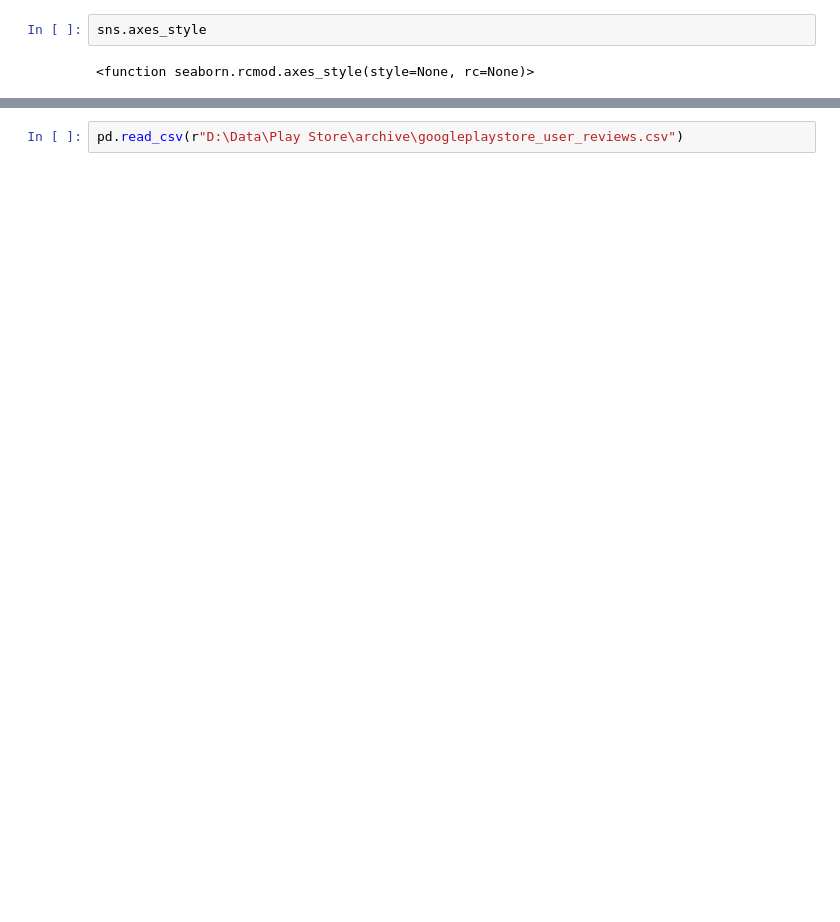
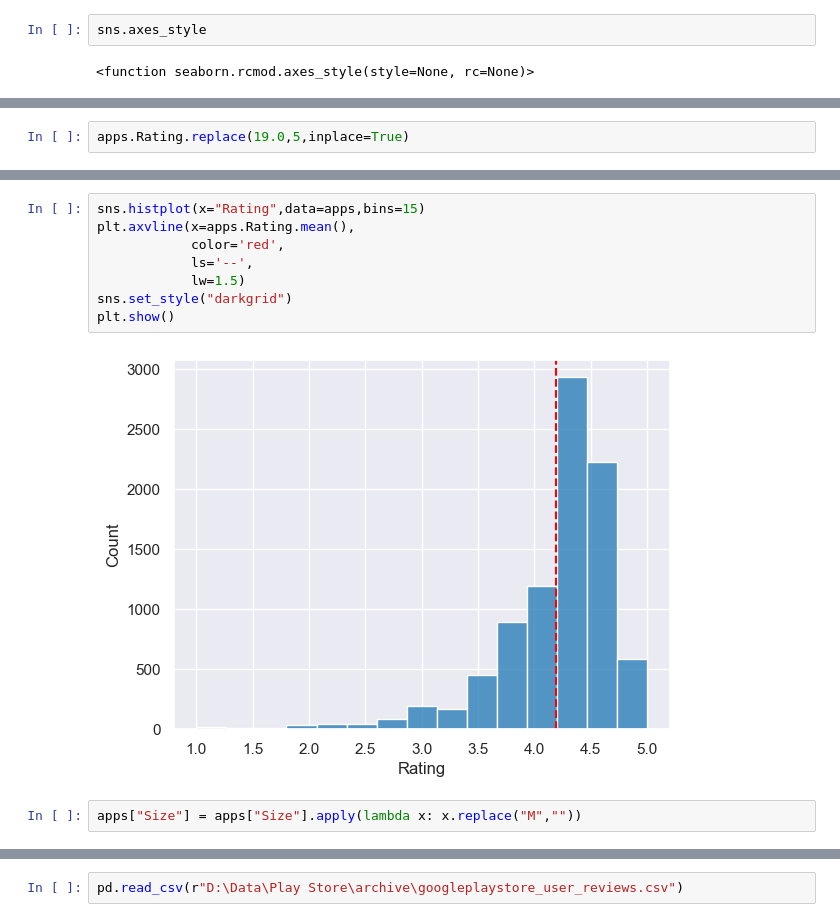
Before and after one commit to nevracorapsiz/Play-Store-Apps-Analysis, a Jupyter notebook: Play_Store_Apps_Analysis.ipynb, the cells around one changed output, grey strips where cells are left out. Drawn from its saved outputs; the diff is of its cells as text; blank space fills up the shorter version.

```diff
--- a/Play_Store_Apps_Analysis.ipynb
+++ b/Play_Store_Apps_Analysis.ipynb
@@ -348,0 +410,2 @@ sns.axes_style
+# %%
+apps.Rating.replace(19.0,5,inplace=True)
@@ -348,0 +427,12 @@ sns.axes_style
+# %%
+sns.histplot(x="Rating",data=apps,bins=15)
+plt.axvline(x=apps.Rating.mean(),
+            color='red',
+            ls='--',
+            lw=1.5)
+sns.set_style("darkgrid")
+plt.show()
+# %% [output]
+[figure, added]
+# %%
+apps["Size"] = apps["Size"].apply(lambda x: x.replace("M",""))
```
Also changed, not shown: parts of 11 cells of this notebook.
